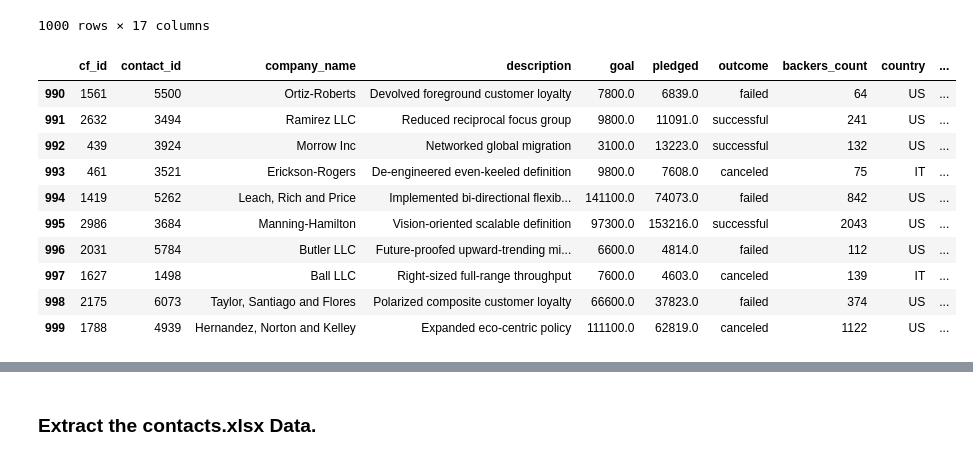
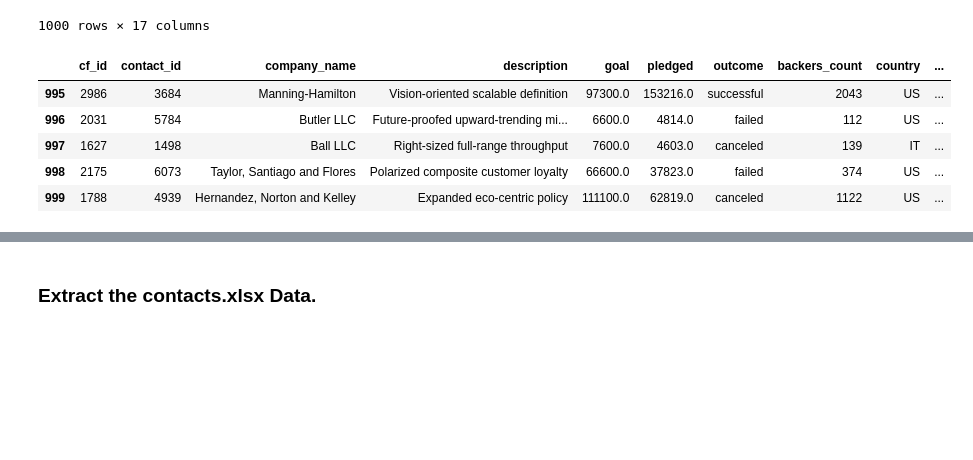
Before and after one commit to captainchicken2023/Crowdfunding_ETL, a Jupyter notebook: Starter_Files/ETL_Mini_Project_Starter_Code_SRojas_LRussell.ipynb, the cells around one changed output, grey strips where cells are left out. Cells and saved outputs as stored; diff of their text form; code cells hidden in the pictures; blank space fills up the shorter version.

```diff
--- a/Starter_Files/ETL_Mini_Project_Starter_Code_SRojas_LRussell.ipynb
+++ b/Starter_Files/ETL_Mini_Project_Starter_Code_SRojas_LRussell.ipynb
@@ -120,7 +120,7 @@ print(scat_ids)
 category_df = pd.DataFrame({"category_id": cat_ids, "category": categories})
 
 # Create a category DataFrame with the subcategory_id array as the subcategory_id and subcategories list as the subcategory name.
-subcategory_df = pd.DataFrame({"subcategory_id": scat_ids, "subcategory": subcategories})
+subcategory_df = pd.DataFrame({"subcategory_id": scat_ids, "sub-category": subcategories})
 # %%
 category_df
 # %% [output]
@@ -275,16 +275,12 @@ campaign_df
 # %%
 # Merge the campaign_df with the category_df on the "category" column and
 # the subcategory_df on the "subcategory" column.
+campaign_cat_merged_df = pd.merge(campaign_df, category_df, how="left", on=["category", "category"])
+campaign_merged_df = pd.merge(campaign_cat_merged_df, subcategory_df, how="left", on=["sub-category", "sub-category"])
 
-
-campaign_merged_df.tail(10)
+campaign_merged_df.tail(5)
 # %% [output]
 |  | cf_id | contact_id | company_name | description | goal | pledged | outcome | backers_count | country | ... |
-| 990 | 1561 | 5500 | Ortiz-Roberts | Devolved foreground customer loyalty | 7800.0 | 6839.0 | failed | 64 | US | ... |
-| 991 | 2632 | 3494 | Ramirez LLC | Reduced reciprocal focus group | 9800.0 | 11091.0 | successful | 241 | US | ... |
-| 992 | 439 | 3924 | Morrow Inc | Networked global migration | 3100.0 | 13223.0 | successful | 132 | US | ... |
-| 993 | 461 | 3521 | Erickson-Rogers | De-engineered even-keeled definition | 9800.0 | 7608.0 | canceled | 75 | IT | ... |
-| 994 | 1419 | 5262 | Leach, Rich and Price | Implemented bi-directional flexib... | 141100.0 | 74073.0 | failed | 842 | US | ... |
 | 995 | 2986 | 3684 | Manning-Hamilton | Vision-oriented scalable definition | 97300.0 | 153216.0 | successful | 2043 | US | ... |
 | 996 | 2031 | 5784 | Butler LLC | Future-proofed upward-trending mi... | 6600.0 | 4814.0 | failed | 112 | US | ... |
 | 997 | 1627 | 1498 | Ball LLC | Right-sized full-range throughput | 7600.0 | 4603.0 | canceled | 139 | IT | ... |
```
Also changed, not shown: parts of 4 cells of this notebook, 1 other file.
